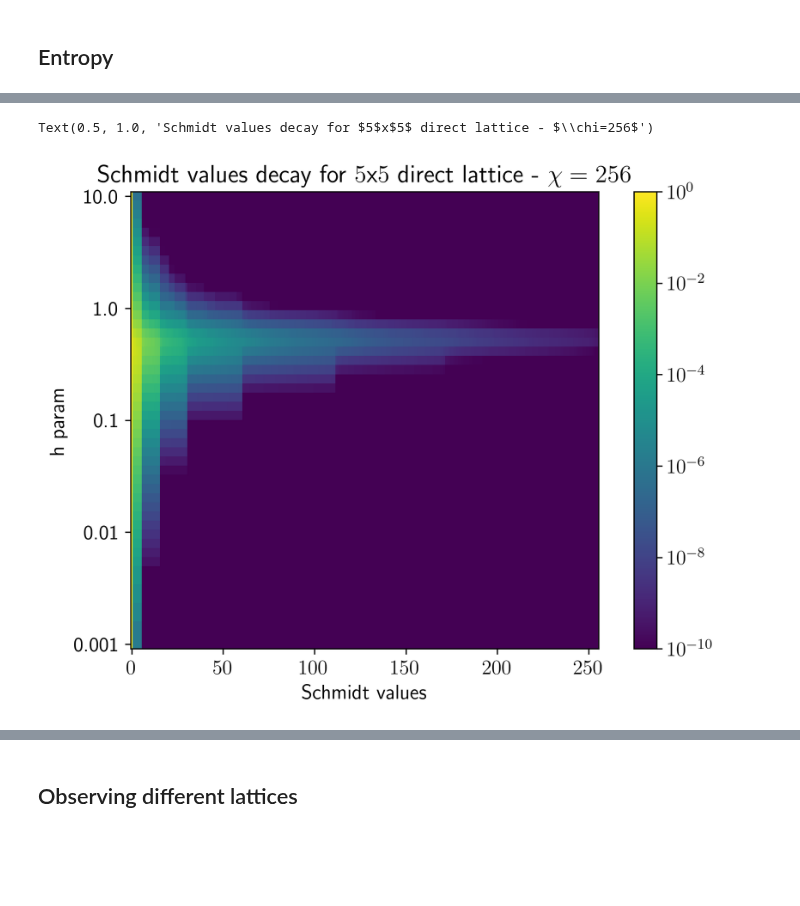
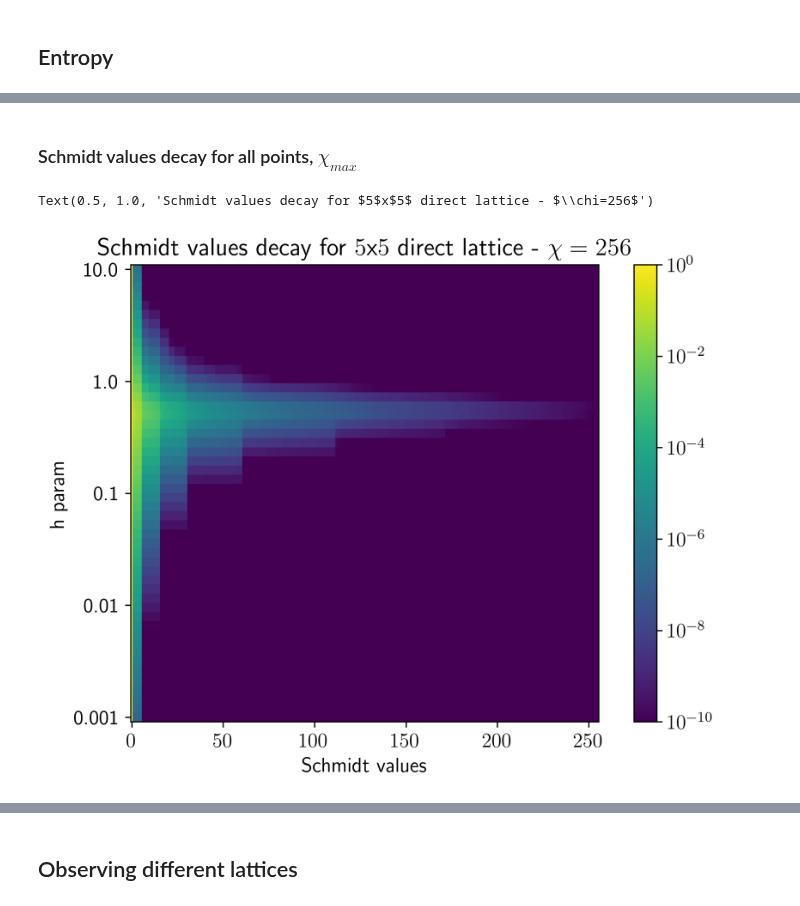
Before and after one commit to Fradm98/qs-mps, a Jupyter notebook: src/qs_mps/applications/Z2/check_schmidt_vals.ipynb, the cells around one changed output, grey strips where cells are left out. Drawn from its saved outputs; the diff is of its cells as text; code cells hidden in the pictures; blank space fills up the shorter version.

```diff
--- a/src/qs_mps/applications/Z2/check_schmidt_vals.ipynb
+++ b/src/qs_mps/applications/Z2/check_schmidt_vals.ipynb
@@ -267,0 +279,19 @@ for h in hs:
+# %%
+schmidt_vals_chi = []
+for chi in chis:
+    if retrieve:
+        lattice = MPS(L=L, d=2**l, chi=chi, h=interval[idx_max], model="Z2_dual")
+        lattice.load_sites(path="/Users/fradm98/Desktop/projects/1_Z2", precision=precision)
+        lattice.L = lattice.L - 1
+        lattice.canonical_form(svd_direction="right", trunc_chi=True, trunc_tol=False)
+        sm_h = lattice.bonds[lattice.L // 2].copy()
+        schmidt_vals_chi.append(sm_h)
+    else:
+        sm_h = np.load(f"{parent_path}/results/entropy_data/{L//2}_schmidt_vals_Z2_dual_direct_lattice_{l}x{L-1}_{sector}_{cx}-{cy}_h_{hx_i}-{hx_f}_delta_{npoints}_chi_{chi}.npy")
+        sm_h = sm_h.reshape((npoints, sm_h.shape[-1]))
+        sm_h = sm_h[idx_max,:]
+        schmidt_vals_chi.append(sm_h)
+    plt.plot(sm_h, label=f"$\chi={chi}$")
+plt.legend()
+plt.yscale('log')
+plt.show()
@@ -268,13 +300,29 @@ for h in hs:
+# %% [markdown]
+### Schmidt values decay for all points, $\chi_{max}$
 # %%
+chi = chis[-1]
+schmidt_vals_h
+for h in interval:
+    if retrieve:
+        lattice = MPS(L=L, d=2**l, chi=chi, h=interval[idx_max], model="Z2_dual")
+        lattice.load_sites(path=path_tensor, precision=precision)
+        lattice.L = lattice.L - 1
+        lattice.canonical_form(svd_direction="right", trunc_chi=True, trunc_tol=False)
+        sm_h = lattice.bonds[lattice.L // 2].copy()
+        schmidt_vals_h.append(sm_h)
+    else:
+        sm_h = np.load(f"{parent_path}/results/entropy_data/{L//2}_schmidt_vals_Z2_dual_direct_lattice_{l}x{L-1}_{sector}_{cx}-{cy}_h_{hx_i}-{hx_f}_delta_{npoints}_chi_{chi}.npy")
+        sm_h = sm_h.reshape((npoints, sm_h.shape[-1]))
+        schmidt_vals_h = sm_h
+
 plt.imshow(schmidt_vals_h, cmap="viridis", norm=mpl.colors.LogNorm(vmin=1e-10, vmax=1), aspect=5)
 plt.colorbar(shrink=1)
 hs_y = np.logspace(1,-3,5)
 y = np.linspace(0,49,5)
 plt.yticks(y, hs_y)
-# plt.yscale('log')
 plt.ylabel("h param")
 plt.xlabel("Schmidt values")
 plt.title("Schmidt values decay for $5$x$5$ direct lattice - $\chi=256$")
 # %% [output]
 Text(0.5, 1.0, 'Schmidt values decay for $5$x$5$ direct lattice - $\\chi=256$')
-[figure, old version]
+[figure, new version]
```
Also changed, not shown: parts of 30 cells of this notebook, 1 other file.
